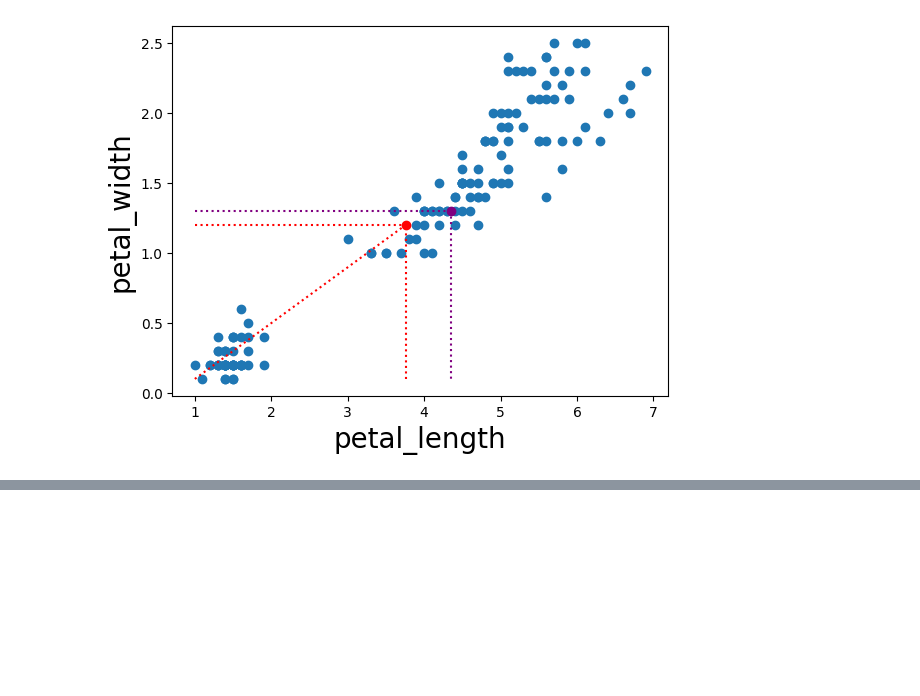
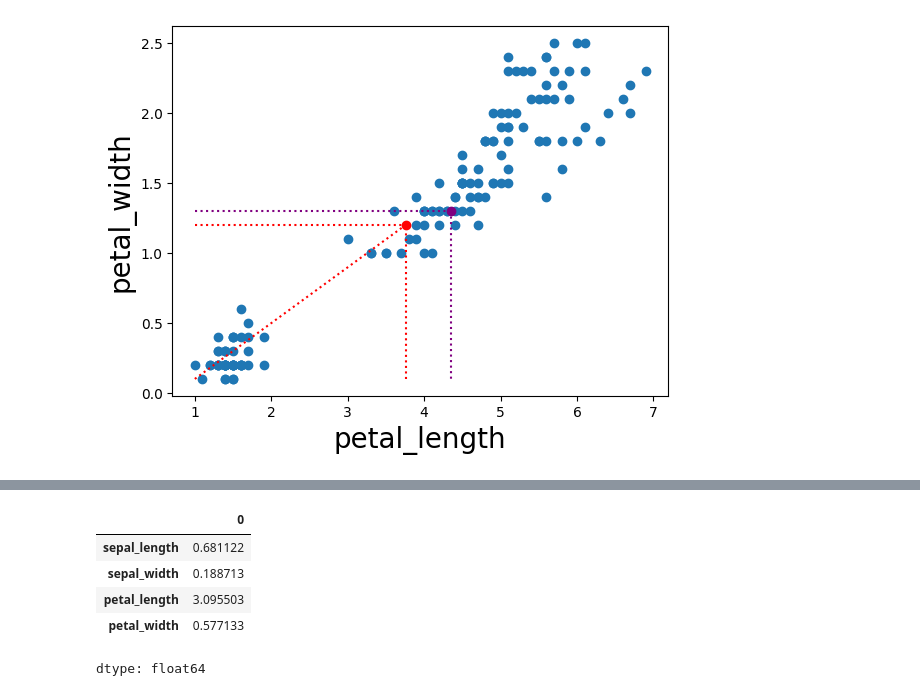
Before and after one commit to kiq-caique/inteligencia_artificial_UFV, a Jupyter notebook: anotacao_estatistica_descritiva.ipynb, the cells around one changed output, grey strips where cells are left out. Saved outputs shown, nothing was run; the diff lists cells and outputs as text; code cells hidden in the pictures; blank space fills up the shorter version.

```diff
--- a/anotacao_estatistica_descritiva.ipynb
+++ b/anotacao_estatistica_descritiva.ipynb
@@ -293,0 +374,10 @@ plt.plot([np.median(x2), np.median(x2)], [np.median(y2), np.min(y2)], linestyle=
+# %%
+# Variância Numpy
+np.var(dados)
+# %% [output]
+|  | 0 |
+| sepal_length | 0.681122 |
+| sepal_width | 0.188713 |
+| petal_length | 3.095503 |
+| petal_width | 0.577133 |
+dtype: float64
```
Also changed, not shown: parts of 20 cells of this notebook.
